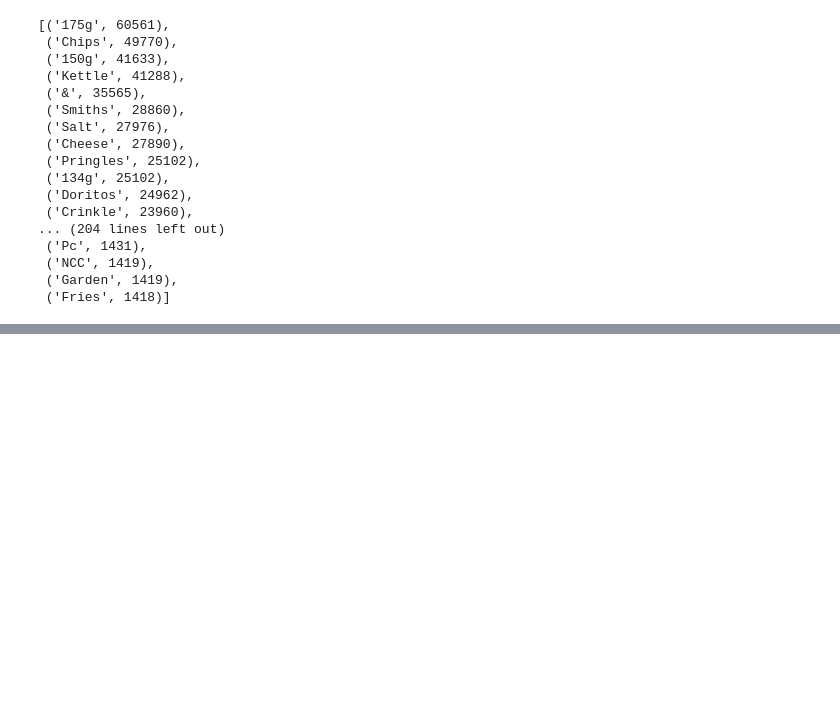
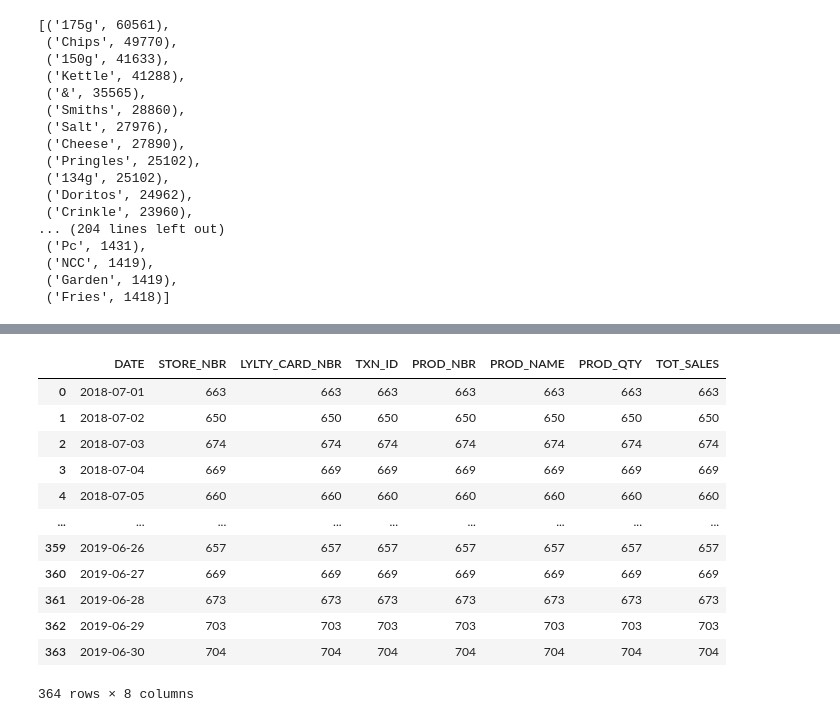
Before and after one commit to diao1010/Virtual_intern, a Jupyter notebook: task1_melody.ipynb, the cells around one changed output, grey strips where cells are left out. Drawn from its saved outputs; the diff is of its cells as text; code cells hidden in the pictures; blank space fills up the shorter version.

```diff
--- a/task1_melody.ipynb
+++ b/task1_melody.ipynb
@@ -162,0 +227,18 @@ Counter(" ".join(transactionData["PROD_NAME"]).split()).most_common()
+# %%
+# Create a summary of transaction count by date.
+tran_date = transactionData.groupby('DATE').count().reset_index()
+tran_date
+# %% [output]
+|  | DATE | STORE_NBR | LYLTY_CARD_NBR | TXN_ID | PROD_NBR | PROD_NAME | PROD_QTY | TOT_SALES |
+| 0 | 2018-07-01 | 663 | 663 | 663 | 663 | 663 | 663 | 663 |
+| 1 | 2018-07-02 | 650 | 650 | 650 | 650 | 650 | 650 | 650 |
+| 2 | 2018-07-03 | 674 | 674 | 674 | 674 | 674 | 674 | 674 |
+| 3 | 2018-07-04 | 669 | 669 | 669 | 669 | 669 | 669 | 669 |
+| 4 | 2018-07-05 | 660 | 660 | 660 | 660 | 660 | 660 | 660 |
+| ... | ... | ... | ... | ... | ... | ... | ... | ... |
+| 359 | 2019-06-26 | 657 | 657 | 657 | 657 | 657 | 657 | 657 |
+| 360 | 2019-06-27 | 669 | 669 | 669 | 669 | 669 | 669 | 669 |
+| 361 | 2019-06-28 | 673 | 673 | 673 | 673 | 673 | 673 | 673 |
+| 362 | 2019-06-29 | 703 | 703 | 703 | 703 | 703 | 703 | 703 |
+| 363 | 2019-06-30 | 704 | 704 | 704 | 704 | 704 | 704 | 704 |
+364 rows × 8 columns
```
Also changed, not shown: parts of 21 cells of this notebook.
